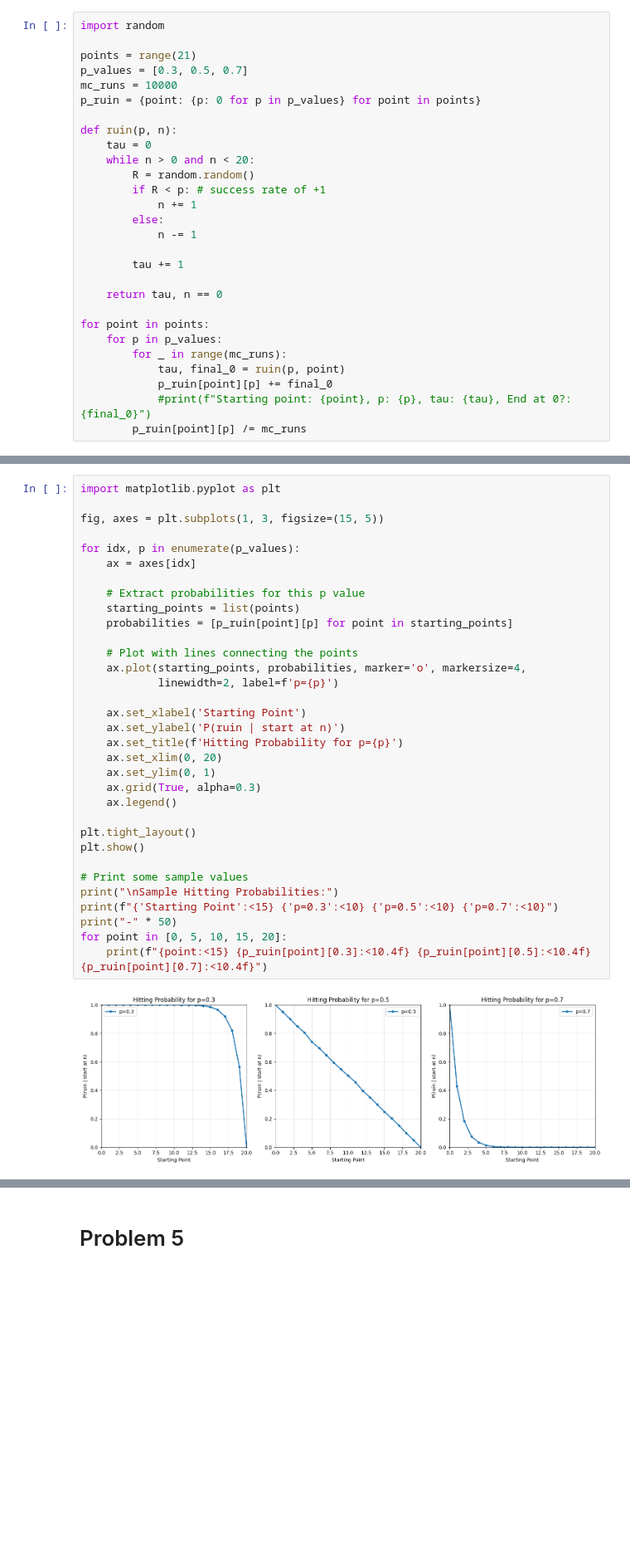
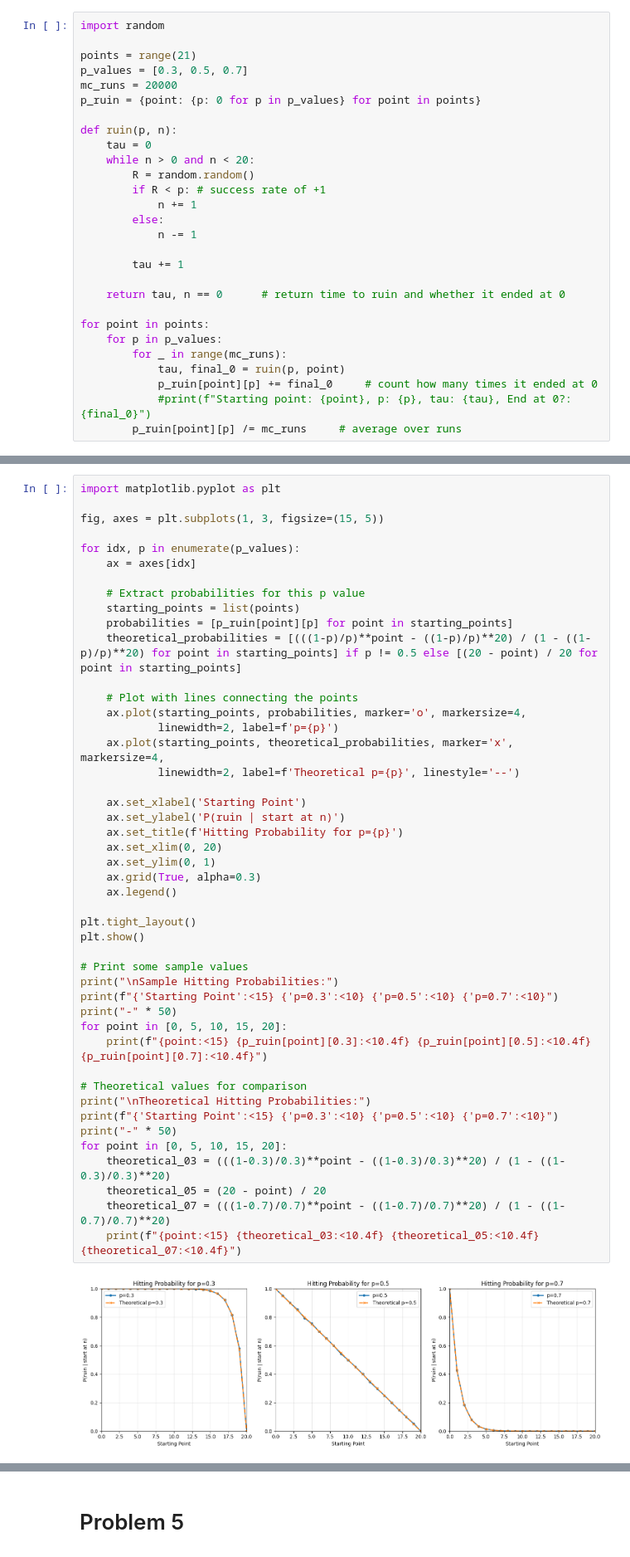
Before and after one commit to Kymapo/OR760, a Jupyter notebook: OR760 HW4.ipynb, the cells around one changed output, grey strips where cells are left out. Shown at 83% size. Drawn from its saved outputs; the diff is of its cells as text; blank space fills up the shorter version.

```diff
--- a/OR760 HW4.ipynb
+++ b/OR760 HW4.ipynb
@@ -5,7 +6,7 @@ import random
 
 points = range(21)
 p_values = [0.3, 0.5, 0.7]
-mc_runs = 10000
+mc_runs = 20000
 p_ruin = {point: {p: 0 for p in p_values} for point in points}
 
 def ruin(p, n):
@@ -19,12 +20,12 @@ def ruin(p, n):
 
         tau += 1
 
-    return tau, n == 0
+    return tau, n == 0      # return time to ruin and whether it ended at 0
 
 for point in points:
     for p in p_values:
         for _ in range(mc_runs):
             tau, final_0 = ruin(p, point)
-            p_ruin[point][p] += final_0
+            p_ruin[point][p] += final_0     # count how many times it ended at 0
             #print(f"Starting point: {point}, p: {p}, tau: {tau}, End at 0?: {final_0}")
-        p_ruin[point][p] /= mc_runs
+        p_ruin[point][p] /= mc_runs     # average over runs
@@ -35,34 +38,47 @@ fig, axes = plt.subplots(1, 3, figsize=(15, 5))
 
 for idx, p in enumerate(p_values):
     ax = axes[idx]
 
     # Extract probabilities for this p value
     starting_points = list(points)
     probabilities = [p_ruin[point][p] for point in starting_points]
+    theoretical_probabilities = [(((1-p)/p)**point - ((1-p)/p)**20) / (1 - ((1-p)/p)**20) for point in starting_points] if p != 0.5 else [(20 - point) / 20 for point in starting_points]
 
     # Plot with lines connecting the points
     ax.plot(starting_points, probabilities, marker='o', markersize=4,
             linewidth=2, label=f'p={p}')
+    ax.plot(starting_points, theoretical_probabilities, marker='x', markersize=4,
+            linewidth=2, label=f'Theoretical p={p}', linestyle='--')
 
     ax.set_xlabel('Starting Point')
     ax.set_ylabel('P(ruin | start at n)')
     ax.set_title(f'Hitting Probability for p={p}')
     ax.set_xlim(0, 20)
     ax.set_ylim(0, 1)
     ax.grid(True, alpha=0.3)
     ax.legend()
 
 plt.tight_layout()
 plt.show()
 
 # Print some sample values
 print("\nSample Hitting Probabilities:")
 print(f"{'Starting Point':<15} {'p=0.3':<10} {'p=0.5':<10} {'p=0.7':<10}")
 print("-" * 50)
 for point in [0, 5, 10, 15, 20]:
     print(f"{point:<15} {p_ruin[point][0.3]:<10.4f} {p_ruin[point][0.5]:<10.4f} {p_ruin[point][0.7]:<10.4f}")
+
+# Theoretical values for comparison
+print("\nTheoretical Hitting Probabilities:")
+print(f"{'Starting Point':<15} {'p=0.3':<10} {'p=0.5':<10} {'p=0.7':<10}")
+print("-" * 50)
+for point in [0, 5, 10, 15, 20]:
+    theoretical_03 = (((1-0.3)/0.3)**point - ((1-0.3)/0.3)**20) / (1 - ((1-0.3)/0.3)**20)
+    theoretical_05 = (20 - point) / 20
+    theoretical_07 = (((1-0.7)/0.7)**point - ((1-0.7)/0.7)**20) / (1 - ((1-0.7)/0.7)**20)
+    print(f"{point:<15} {theoretical_03:<10.4f} {theoretical_05:<10.4f} {theoretical_07:<10.4f}")
 # %% [output]
-[figure, old version]
+[figure, new version]
 Sample Hitting Probabilities:
 Starting Point  p=0.3      p=0.5      p=0.7
 --------------------------------------------------
```
Also changed, not shown: parts of 4 cells of this notebook.
